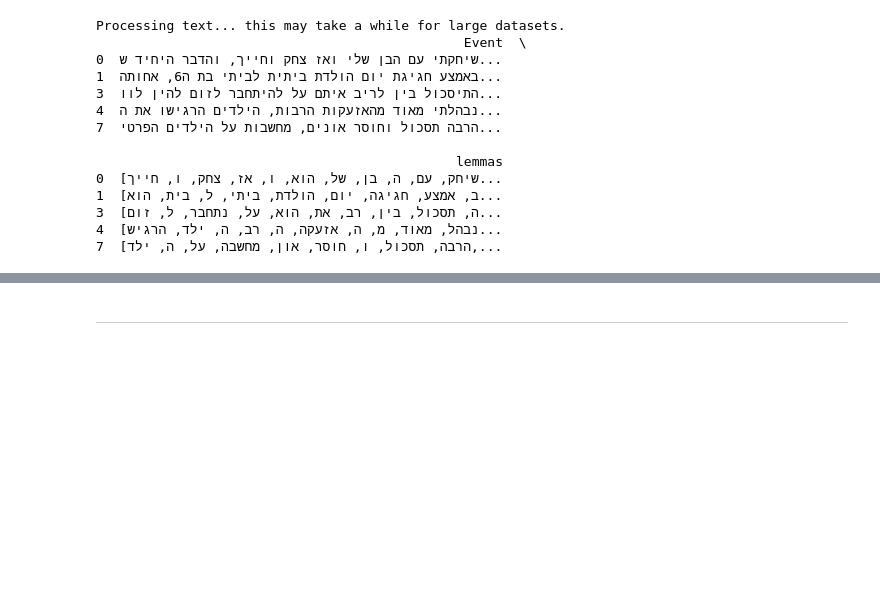
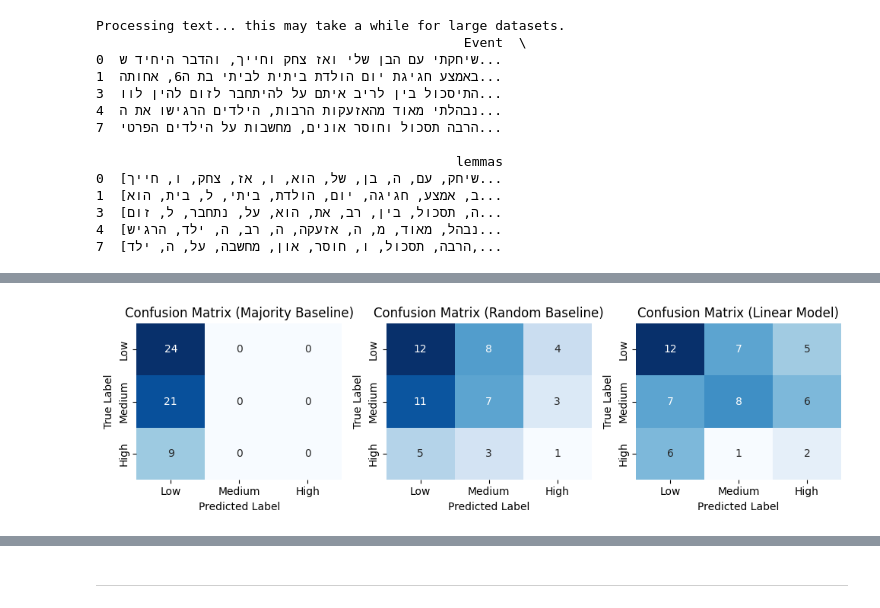
Before and after one commit to sagile1996/AppliedProject52056, a Jupyter notebook: data/DataExploration.ipynb, the cells around one changed output, grey strips where cells are left out. Drawn from its saved outputs; the diff is of its cells as text; code cells hidden in the pictures; blank space fills up the shorter version.

```diff
--- a/data/DataExploration.ipynb
+++ b/data/DataExploration.ipynb
@@ -277,0 +705,2 @@ Processing text... this may take a while for large datasets.
+# %%
+risk_words = top_corr.keys()
@@ -298,0 +773,2 @@ Requirement already satisfied: certifi>=2017.4.17 in /usr/local/lib/python3.12/d
+# %%
+data = data[data['EER_text'].notna()]
@@ -298,0 +1668,4 @@ Requirement already satisfied: certifi>=2017.4.17 in /usr/local/lib/python3.12/d
+# %%
+cm_df = pd.DataFrame(results[-1]['ConfusionMatrix'], index=labels, columns=labels)
+print("Confusion Matrix (Linear Model):")
+display(cm_df)
@@ -298,0 +1678,10 @@ Requirement already satisfied: certifi>=2017.4.17 in /usr/local/lib/python3.12/d
+# %%
+for result in results:
+    model_name = result['Model']
+    cm = result['ConfusionMatrix']
+
+    # Only display if confusion matrix is not None (e.g., for Random Baseline average)
+    if cm is not None:
+        cm_df = pd.DataFrame(cm, index=labels, columns=labels)
+        print(f"\nConfusion Matrix ({model_name}):")
+        display(cm_df)
@@ -298,0 +1704,22 @@ Requirement already satisfied: certifi>=2017.4.17 in /usr/local/lib/python3.12/d
+# %%
+import matplotlib.pyplot as plt
+import seaborn as sns
+
+fig, axes = plt.subplots(1, 3, figsize=(10, 3)) # 1 row, 3 columns
+axes = axes.flatten() # Flatten the array of axes for easy iteration
+
+for i, result in enumerate(results):
+    model_name = result['Model']
+    cm = result['ConfusionMatrix']
+
+    if cm is not None:
+        cm_df = pd.DataFrame(cm, index=labels, columns=labels)
+        sns.heatmap(cm_df, annot=True, fmt=".0f", cmap="Blues", cbar=False, ax=axes[i])
+        axes[i].set_title(f'Confusion Matrix ({model_name})')
+        axes[i].set_xlabel('Predicted Label')
+        axes[i].set_ylabel('True Label')
+
+plt.tight_layout()
+plt.show()
+# %% [output]
+[figure, added]
```
Also changed, not shown: parts of 82 cells of this notebook.
